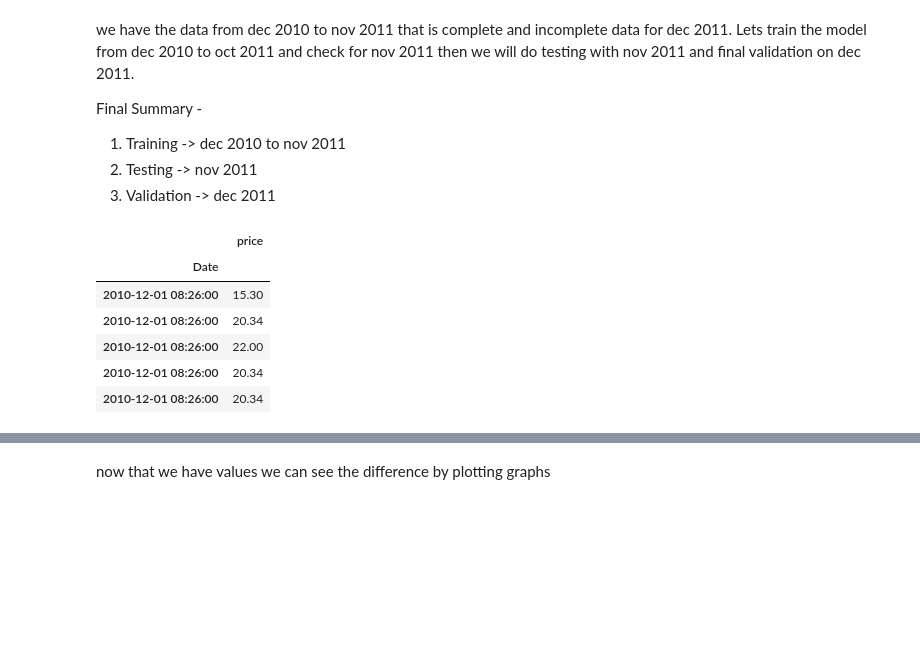
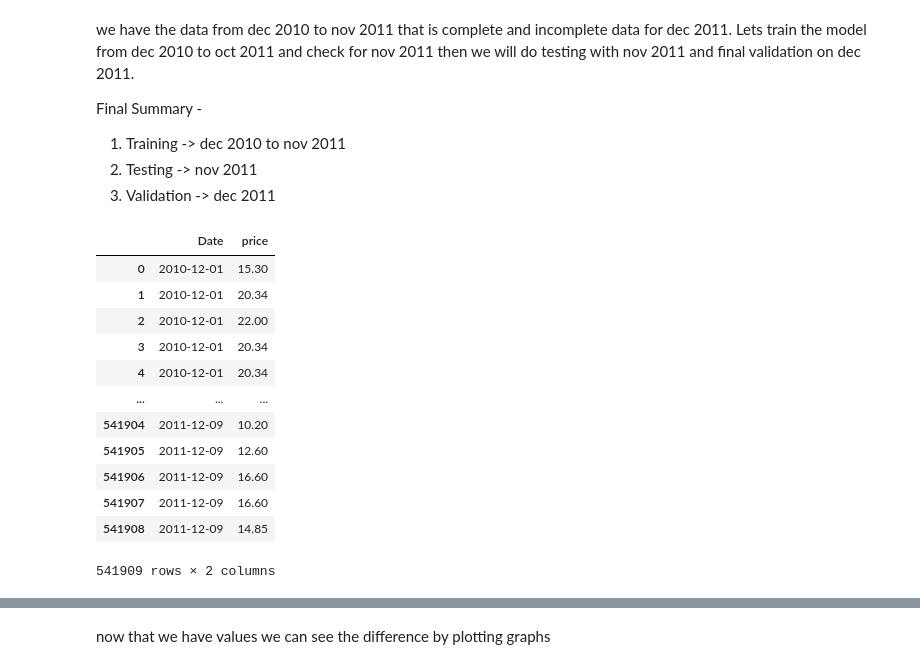
Before and after one commit to Harshraj77/data_science_and_ml_learning, a Jupyter notebook: time_series/SMA_Online_Retail.ipynb, the cells around one changed output, grey strips where cells are left out. Cells and saved outputs as stored; diff of their text form; code cells hidden in the pictures; blank space fills up the shorter version.

```diff
--- a/time_series/SMA_Online_Retail.ipynb
+++ b/time_series/SMA_Online_Retail.ipynb
@@ -70,3 +70,20 @@ Final Summary -
 1. Training -> dec 2010 to nov 2011
 2. Testing -> nov 2011
 3. Validation -> dec 2011
+# %%
+df.Date = pd.to_datetime(df['Date']).dt.normalize()
+df
+# %% [output]
+|  | Date | price |
+| 0 | 2010-12-01 | 15.30 |
+| 1 | 2010-12-01 | 20.34 |
+| 2 | 2010-12-01 | 22.00 |
+| 3 | 2010-12-01 | 20.34 |
+| 4 | 2010-12-01 | 20.34 |
+| ... | ... | ... |
+| 541904 | 2011-12-09 | 10.20 |
+| 541905 | 2011-12-09 | 12.60 |
+| 541906 | 2011-12-09 | 16.60 |
+| 541907 | 2011-12-09 | 16.60 |
+| 541908 | 2011-12-09 | 14.85 |
+541909 rows × 2 columns
@@ -75,10 +93,0 @@ df_final = df.set_index('Date')
-# %%
-df_final.head()
-# %% [output]
-|  | price |
-| Date |  |
-| 2010-12-01 08:26:00 | 15.30 |
-| 2010-12-01 08:26:00 | 20.34 |
-| 2010-12-01 08:26:00 | 22.00 |
-| 2010-12-01 08:26:00 | 20.34 |
-| 2010-12-01 08:26:00 | 20.34 |
```
Also changed, not shown: parts of 22 cells of this notebook.
